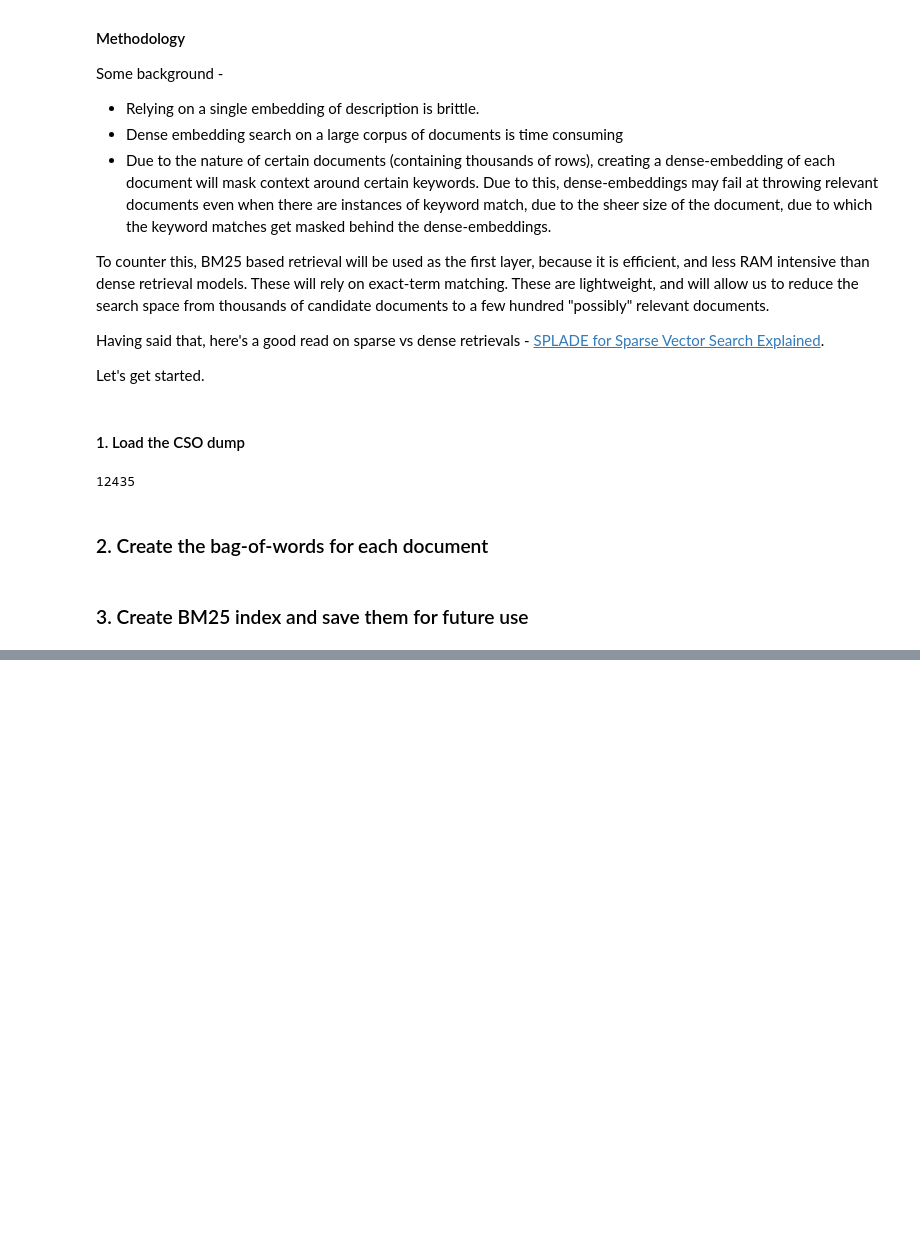
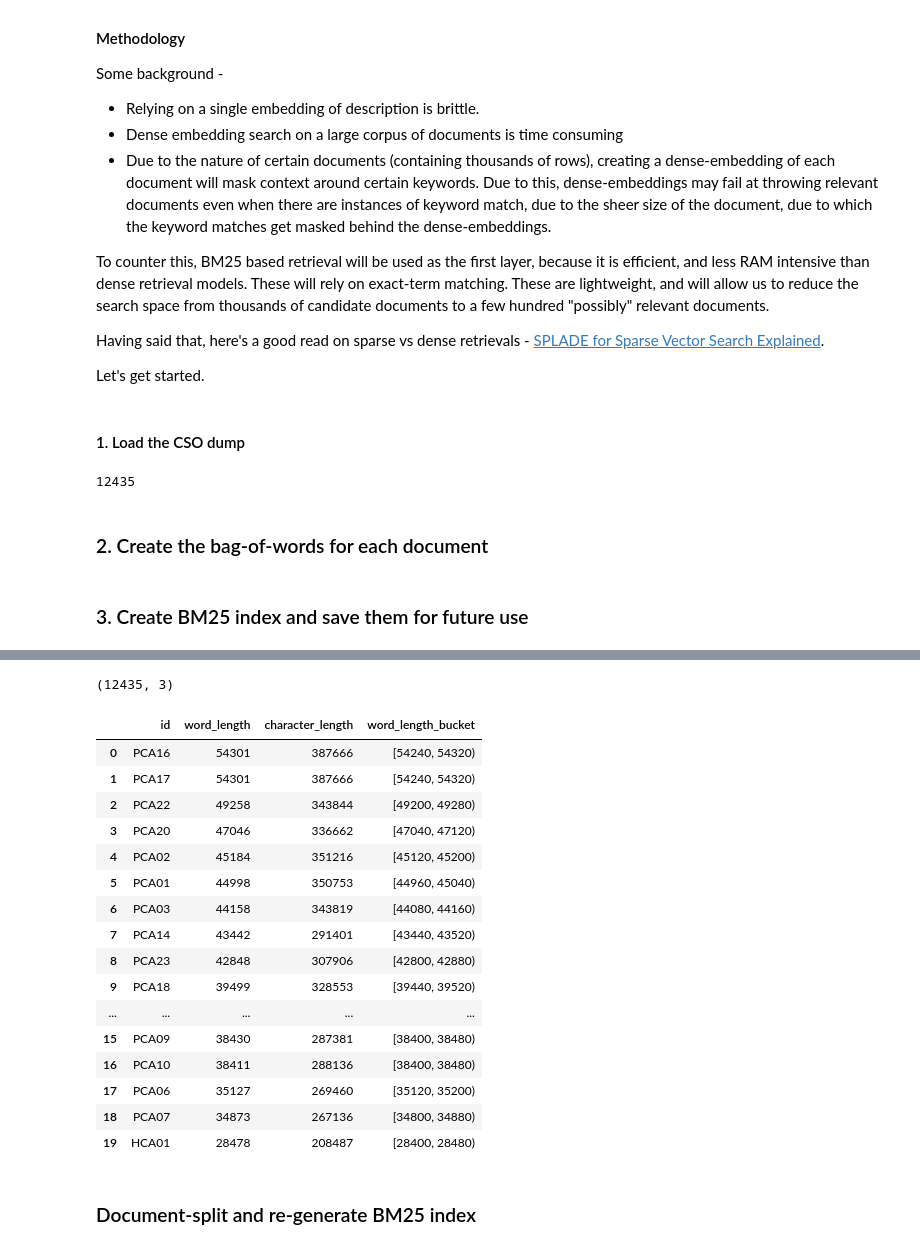
Before and after one commit to A-Raghav/Data-CSO-Bot, a Jupyter notebook: notebooks/helpers/2_create_bm25_index.ipynb, the cells around one changed output, grey strips where cells are left out. Saved outputs shown, nothing was run; the diff lists cells and outputs as text; code cells hidden in the pictures; blank space fills up the shorter version.

```diff
--- a/notebooks/helpers/2_create_bm25_index.ipynb
+++ b/notebooks/helpers/2_create_bm25_index.ipynb
@@ -115,0 +162,40 @@ Rank 10 (score: 7.44): id=B0518 text=2002 Population Aged 15 Years and Over at W
+# %%
+lengths_list = []
+
+for item in corpus:
+    lengths_list.append(
+        {
+            "id": item["id"],
+            "word_length": len(item["text"].split(" ")),
+            "character_length": len(item["text"])
+        }
+    )
+
+lengths_df = pd.DataFrame(lengths_list)
+lengths_df.sort_values(by="word_length", ascending=False, inplace=True)
+lengths_df.reset_index(drop=True, inplace=True)
+print(lengths_df.shape)
+# categorise word_length into buckets of 50 (0-50, 50-100, and so on) and then
+lengths_df["word_length_bucket"] = pd.cut(lengths_df["word_length"], bins=range(0, 54400, 80), right=False)
+lengths_df[:20]
+# %% [output]
+(12435, 3)
+|  | id | word_length | character_length | word_length_bucket |
+| 0 | PCA16 | 54301 | 387666 | [54240, 54320) |
+| 1 | PCA17 | 54301 | 387666 | [54240, 54320) |
+| 2 | PCA22 | 49258 | 343844 | [49200, 49280) |
+| 3 | PCA20 | 47046 | 336662 | [47040, 47120) |
+| 4 | PCA02 | 45184 | 351216 | [45120, 45200) |
+| 5 | PCA01 | 44998 | 350753 | [44960, 45040) |
+| 6 | PCA03 | 44158 | 343819 | [44080, 44160) |
+| 7 | PCA14 | 43442 | 291401 | [43440, 43520) |
+| 8 | PCA23 | 42848 | 307906 | [42800, 42880) |
+| 9 | PCA18 | 39499 | 328553 | [39440, 39520) |
+| ... | ... | ... | ... | ... |
+| 15 | PCA09 | 38430 | 287381 | [38400, 38480) |
+| 16 | PCA10 | 38411 | 288136 | [38400, 38480) |
+| 17 | PCA06 | 35127 | 269460 | [35120, 35200) |
+| 18 | PCA07 | 34873 | 267136 | [34800, 34880) |
+| 19 | HCA01 | 28478 | 208487 | [28400, 28480) |
+# %% [markdown]
+### Document-split and re-generate BM25 index
```
Also changed, not shown: parts of 7 cells of this notebook, 3 other files.
